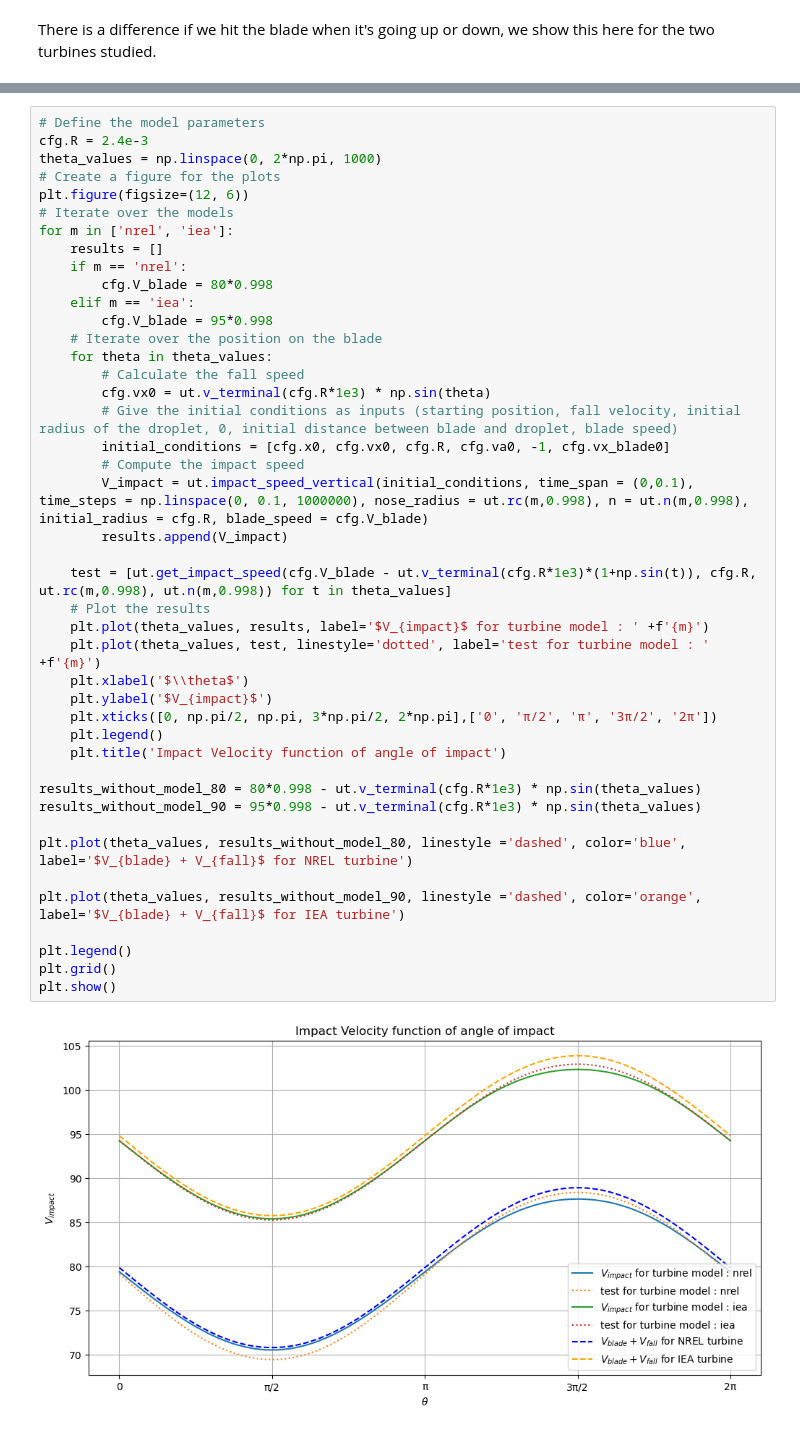
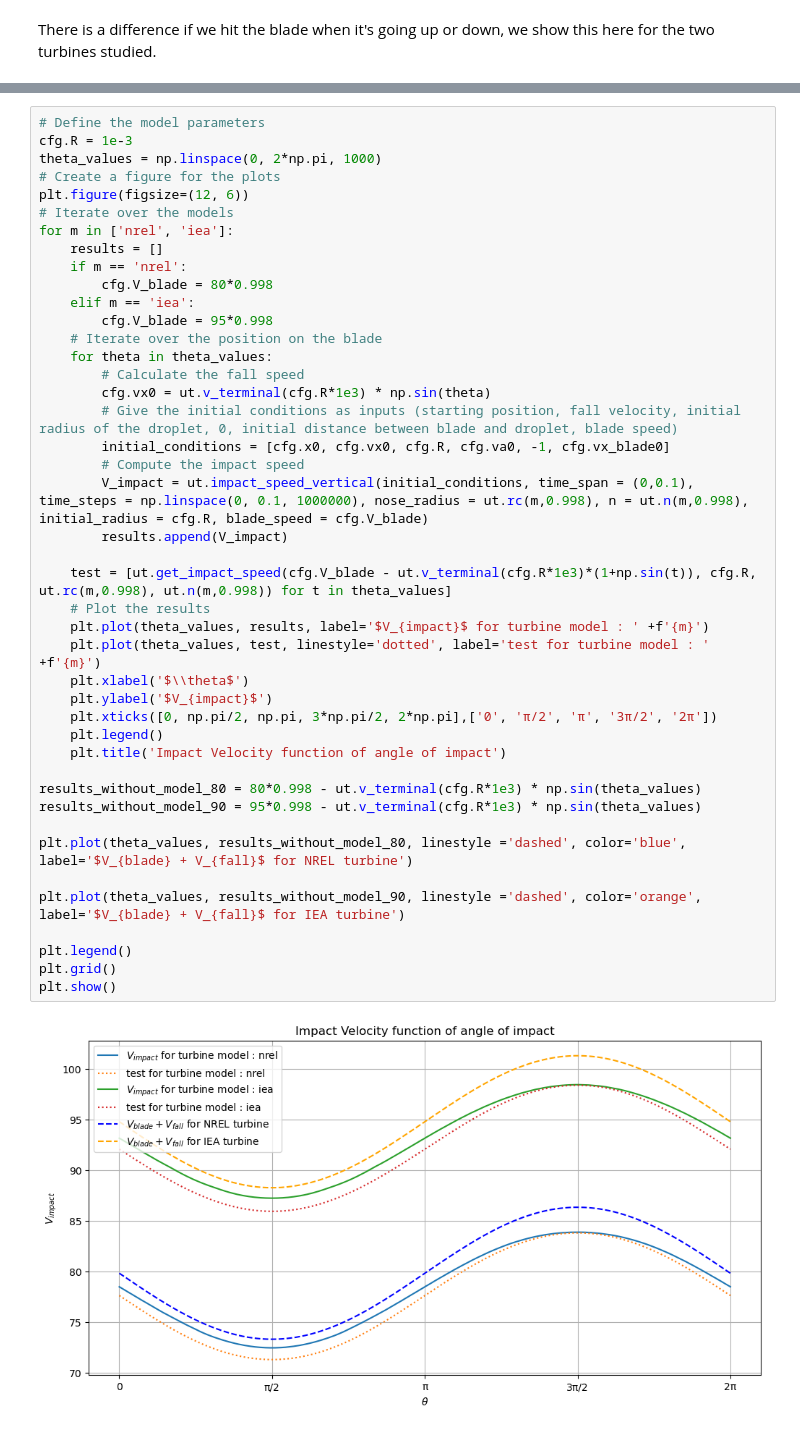
Before and after one commit to EEmilieNN/droplet_impact, a Jupyter notebook: model_complete/notebooks/turbine_comp.ipynb, the cells around one changed output, grey strips where cells are left out. Cells and saved outputs as stored; diff of their text form.

```diff
--- a/model_complete/notebooks/turbine_comp.ipynb
+++ b/model_complete/notebooks/turbine_comp.ipynb
@@ -233,7 +233,7 @@ There is a difference if we hit the blade when it's going up or down, we show th
 <img src="../docs/figures/scheme_theta.png" alt="Scheme" width="250"/>
 # %%
 # Define the model parameters
-cfg.R = 2.4e-3
+cfg.R = 1e-3
 theta_values = np.linspace(0, 2*np.pi, 1000)
 # Create a figure for the plots
 plt.figure(figsize=(12, 6))
@@ -248,31 +248,31 @@ for m in ['nrel', 'iea']:
     for theta in theta_values:
         # Calculate the fall speed
         cfg.vx0 = ut.v_terminal(cfg.R*1e3) * np.sin(theta)
         # Give the initial conditions as inputs (starting position, fall velocity, initial radius of the droplet, 0, initial distance between blade and droplet, blade speed)
         initial_conditions = [cfg.x0, cfg.vx0, cfg.R, cfg.va0, -1, cfg.vx_blade0]
         # Compute the impact speed
         V_impact = ut.impact_speed_vertical(initial_conditions, time_span = (0,0.1), time_steps = np.linspace(0, 0.1, 1000000), nose_radius = ut.rc(m,0.998), n = ut.n(m,0.998), initial_radius = cfg.R, blade_speed = cfg.V_blade)
         results.append(V_impact)
 
     test = [ut.get_impact_speed(cfg.V_blade - ut.v_terminal(cfg.R*1e3)*(1+np.sin(t)), cfg.R, ut.rc(m,0.998), ut.n(m,0.998)) for t in theta_values]
     # Plot the results
     plt.plot(theta_values, results, label='$V_{impact}$ for turbine model : ' +f'{m}')
     plt.plot(theta_values, test, linestyle='dotted', label='test for turbine model : ' +f'{m}')
     plt.xlabel('$\\theta$')
     plt.ylabel('$V_{impact}$')
     plt.xticks([0, np.pi/2, np.pi, 3*np.pi/2, 2*np.pi],['0', 'π/2', 'π', '3π/2', '2π'])
     plt.legend()
     plt.title('Impact Velocity function of angle of impact')
 
 results_without_model_80 = 80*0.998 - ut.v_terminal(cfg.R*1e3) * np.sin(theta_values)
 results_without_model_90 = 95*0.998 - ut.v_terminal(cfg.R*1e3) * np.sin(theta_values)
 
 plt.plot(theta_values, results_without_model_80, linestyle ='dashed', color='blue', label='$V_{blade} + V_{fall}$ for NREL turbine')
 
 plt.plot(theta_values, results_without_model_90, linestyle ='dashed', color='orange', label='$V_{blade} + V_{fall}$ for IEA turbine')
 
 plt.legend()
 plt.grid()
 plt.show()
 # %% [output]
-[figure, old version]
+[figure, new version]
```
Also changed, not shown: 2 other files.
